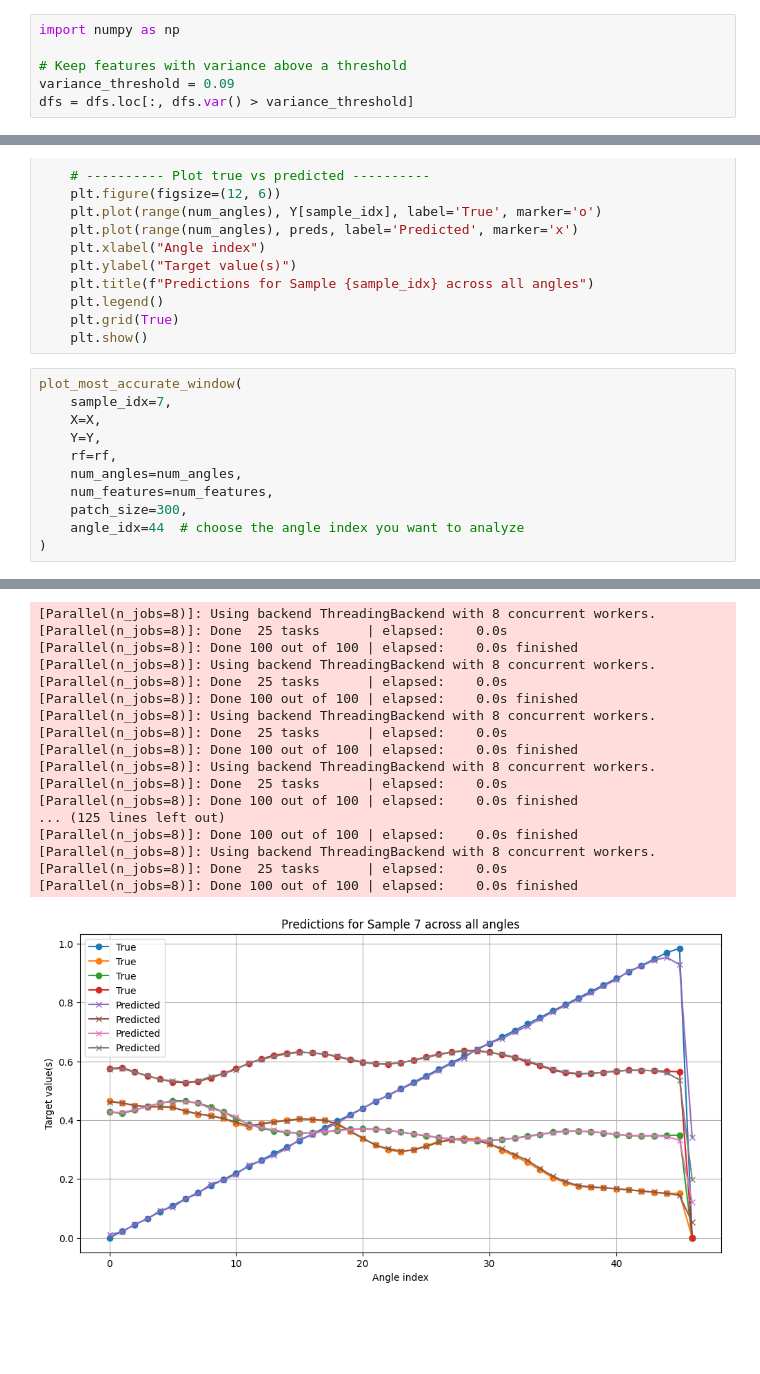
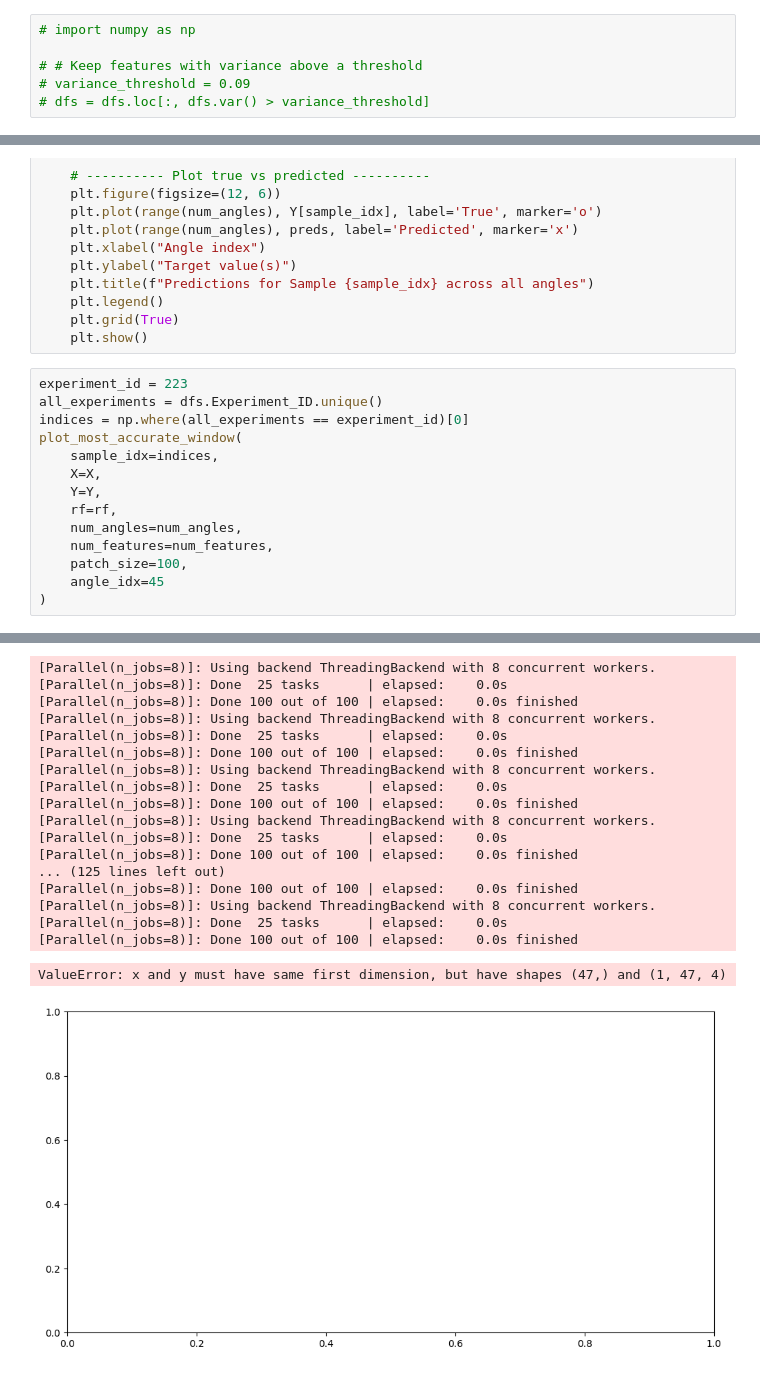
Before and after one commit to arman-niaruhi/temporal-windows-analysis-rotary-tube-bending, a Jupyter notebook: research/random-forest/random_forest.ipynb, the cells around one changed output, grey strips where cells are left out. Saved outputs shown, nothing was run; the diff lists cells and outputs as text; blank space fills up the shorter version.

```diff
--- a/research/random-forest/random_forest.ipynb
+++ b/research/random-forest/random_forest.ipynb
@@ -32,11 +32,11 @@ dfs
 | 86.50 | 314 | 0.074349 | 0.870610 | 0.285714 | ... |
 147093 rows × 18 columns
 # %%
-import numpy as np
+# import numpy as np
 
-# Keep features with variance above a threshold
-variance_threshold = 0.09
-dfs = dfs.loc[:, dfs.var() > variance_threshold]
+# # Keep features with variance above a threshold
+# variance_threshold = 0.09
+# dfs = dfs.loc[:, dfs.var() > variance_threshold]
 # %%
 groups_y = []
 max_len_y = targets.groupby("Experiment_ID").size().max()
@@ -305,14 +305,17 @@ def plot_most_accurate_window(sample_idx, X, Y, rf, num_angles, num_features, pa
     plt.grid(True)
     plt.show()
 # %%
+experiment_id = 223
+all_experiments = dfs.Experiment_ID.unique()
+indices = np.where(all_experiments == experiment_id)[0]
 plot_most_accurate_window(
-    sample_idx=7,
+    sample_idx=indices,
     X=X,
     Y=Y,
     rf=rf,
     num_angles=num_angles,
     num_features=num_features,
-    patch_size=300,
-    angle_idx=44  # choose the angle index you want to analyze
+    patch_size=100,
+    angle_idx=45
 )
 # %% [output]
@@ -335,18 +340,19 @@ plot_most_accurate_window(
 [Parallel(n_jobs=8)]: Using backend ThreadingBackend with 8 concurrent workers.
 [Parallel(n_jobs=8)]: Done  25 tasks      | elapsed:    0.0s
 [Parallel(n_jobs=8)]: Done 100 out of 100 | elapsed:    0.0s finished
 [Parallel(n_jobs=8)]: Using backend ThreadingBackend with 8 concurrent workers.
 [Parallel(n_jobs=8)]: Done  25 tasks      | elapsed:    0.0s
 [Parallel(n_jobs=8)]: Done 100 out of 100 | elapsed:    0.0s finished
 [Parallel(n_jobs=8)]: Using backend ThreadingBackend with 8 concurrent workers.
 [Parallel(n_jobs=8)]: Done  25 tasks      | elapsed:    0.0s
 [Parallel(n_jobs=8)]: Done 100 out of 100 | elapsed:    0.0s finished
 [Parallel(n_jobs=8)]: Using backend ThreadingBackend with 8 concurrent workers.
 [Parallel(n_jobs=8)]: Done  25 tasks      | elapsed:    0.0s
 [Parallel(n_jobs=8)]: Done 100 out of 100 | elapsed:    0.0s finished
 ... (125 lines left out)
 [Parallel(n_jobs=8)]: Done 100 out of 100 | elapsed:    0.0s finished
 [Parallel(n_jobs=8)]: Using backend ThreadingBackend with 8 concurrent workers.
 [Parallel(n_jobs=8)]: Done  25 tasks      | elapsed:    0.0s
 [Parallel(n_jobs=8)]: Done 100 out of 100 | elapsed:    0.0s finished
+ValueError: x and y must have same first dimension, but have shapes (47,) and (1, 47, 4)
-[figure, old version]
+[figure, new version]
```
Also changed, not shown: parts of 4 cells of this notebook, 7 other files.
